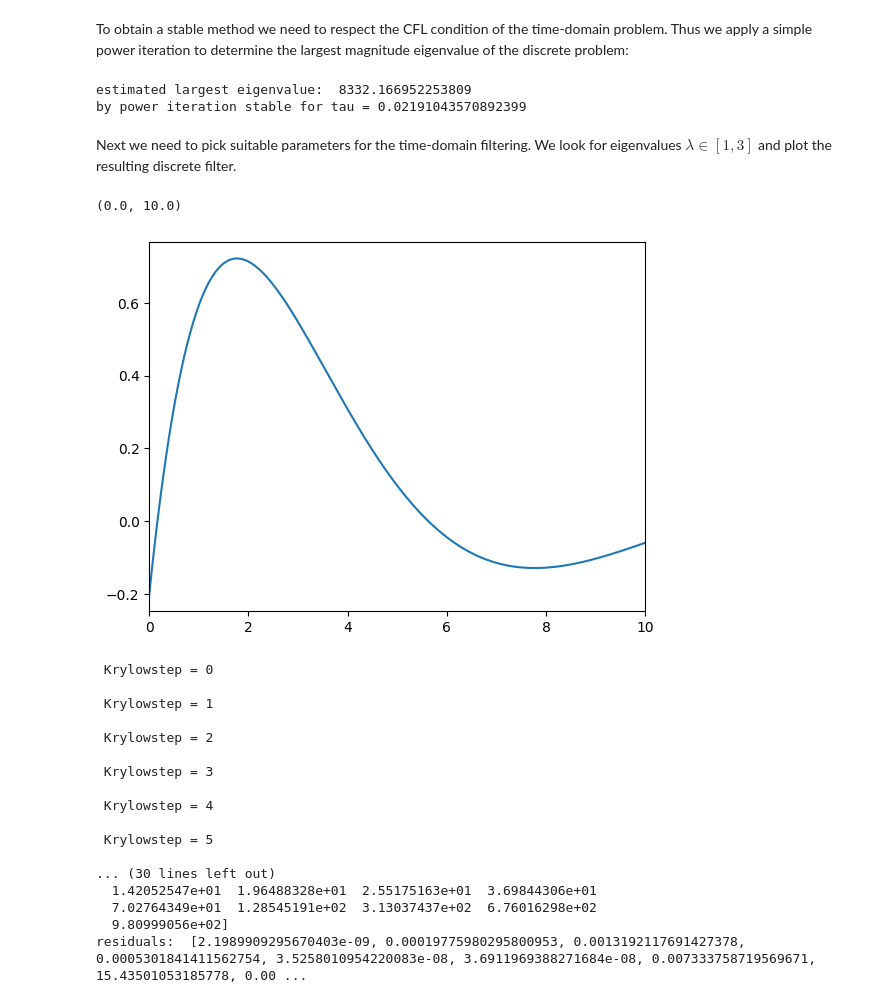
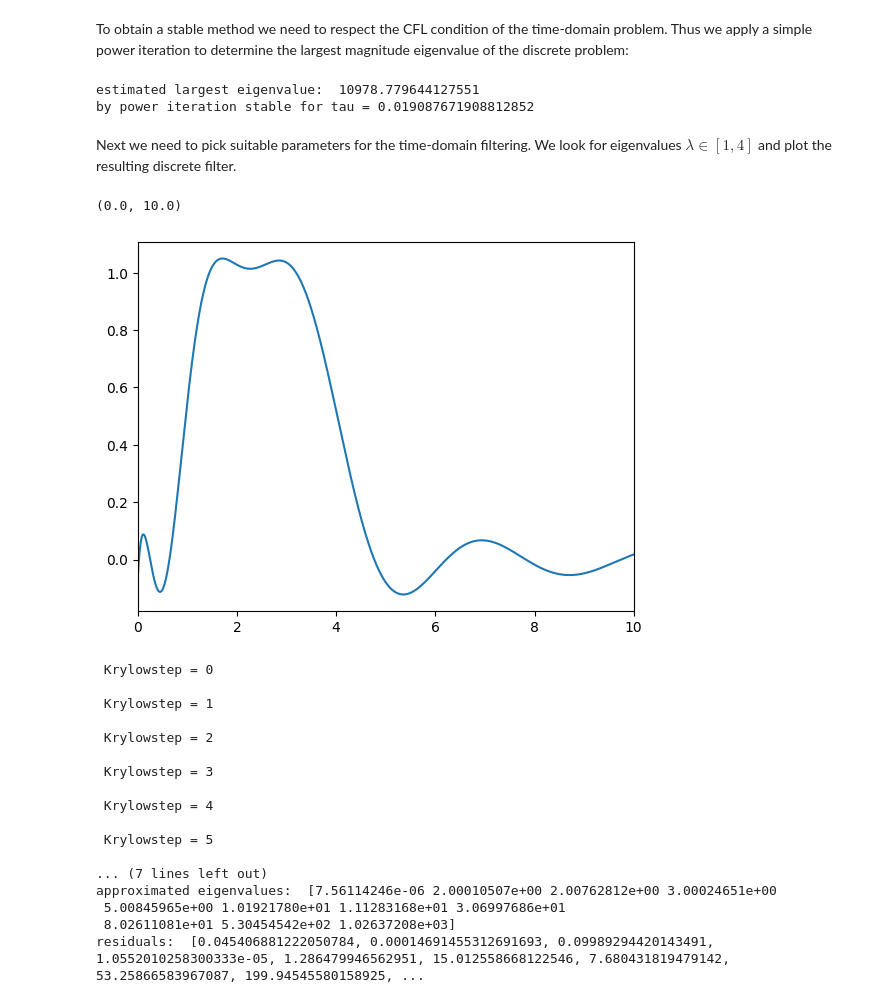
Before and after one commit to NGSolve/dcm, a Jupyter notebook: docs/examples/td_maxwell_evp.ipynb, the cells around one changed output. Saved outputs shown, nothing was run; the diff lists cells and outputs as text; code cells hidden in the pictures.

```diff
--- a/docs/examples/td_maxwell_evp.ipynb
+++ b/docs/examples/td_maxwell_evp.ipynb
@@ -32,7 +32,7 @@ import matplotlib.pyplot as pl
 import scipy.linalg as spl
 from ngsolve.solvers import LOBPCG
 # %%
-maxh = 1
+maxh = 0.8
 order = 2
 lx = ly = lz = np.pi
 # %%
@@ -264,50 +252,49 @@ print("estimated largest eigenvalue: ",lammax)
 tau = np.sqrt(4/lammax)
 print("by power iteration stable for tau = {}".format(tau))
 # %% [output]
-estimated largest eigenvalue:  8332.166952253809
-by power iteration stable for tau = 0.02191043570892399
+estimated largest eigenvalue:  10978.779644127551
+by power iteration stable for tau = 0.019087671908812852
 # %% [markdown]
-Next we need to pick suitable parameters for the time-domain filtering. We look for eigenvalues $\lambda\in[1,3]$ and plot the resulting discrete filter.
+Next we need to pick suitable parameters for the time-domain filtering. We look for eigenvalues $\lambda\in[1,4]$ and plot the resulting discrete filter.
 # %%
 # parameters for the filter function
 lam_min = 1
-lam_max = 3
-endT = 3
+lam_max = 4
+endT = 10
 L = int(endT/tau)
 
 
 w_min = np.sqrt(lam_min)
 w_max = np.sqrt(lam_max)
 
 weightf = lambda t: 4/np.pi*np.cos((w_max+w_min)/2*t)*(w_max-w_min)/2*np.sinc((w_max-w_min)/2*t/np.pi)
 
 weights = weightf(tau*np.arange(L))
 
 
 def beta(lam):
     if np.isscalar(lam):
         q = 1
     else:
         q = np.ones(lam.shape)
 
     q_old = q
     out = tau*weights[0]*q
     for alpha in weights[1:]:
         q_new = 2*q-tau**2*lam*q-q_old
         q_old = q
         q = q_new
         out += tau*alpha*q
     return out
 
-betas = beta(np.arange(0,20,0.01))
 pl.figure()
-pl.plot(omegas,betas);
+pl.plot(np.arange(0,10,0.01),beta(np.arange(0,10,0.01)));
 pl.xlim((0,10))
 # %% [output]
 (0.0, 10.0)
-[figure, old version]
+[figure, new version]
 # %%
-maxsteps = 20
+maxsteps = 15
 
 C = FilteredC(stiffness,massinv,tau,weights)
 
@@ -360,8 +347,8 @@ print("residuals: ",res)
 
  Krylowstep = 5
 
-... (30 lines left out)
-  1.42052547e+01  1.96488328e+01  2.55175163e+01  3.69844306e+01
-  7.02764349e+01  1.28545191e+02  3.13037437e+02  6.76016298e+02
-  9.80999056e+02]
-residuals:  [2.1989909295670403e-09, 0.00019775980295800953, 0.0013192117691427378, 0.0005301841411562754, 3.5258010954220083e-08, 3.6911969388271684e-08, 0.007333758719569671, 15.43501053185778, 0.00 ...
+... (7 lines left out)
+approximated eigenvalues:  [7.56114246e-06 2.00010507e+00 2.00762812e+00 3.00024651e+00
+ 5.00845965e+00 1.01921780e+01 1.11283168e+01 3.06997686e+01
+ 8.02611081e+01 5.30454542e+02 1.02637208e+03]
+residuals:  [0.045406881222050784, 0.00014691455312691693, 0.09989294420143491, 1.0552010258300333e-05, 1.286479946562951, 15.012558668122546, 7.680431819479142, 53.25866583967087, 199.94545580158925, ...
```
Also changed, not shown: parts of 2 cells of this notebook, 4 other files.
